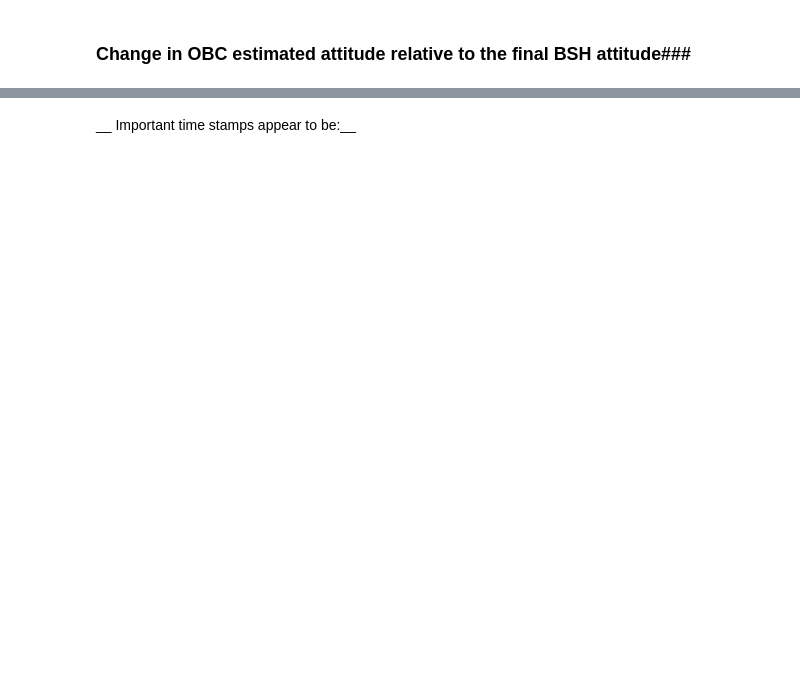
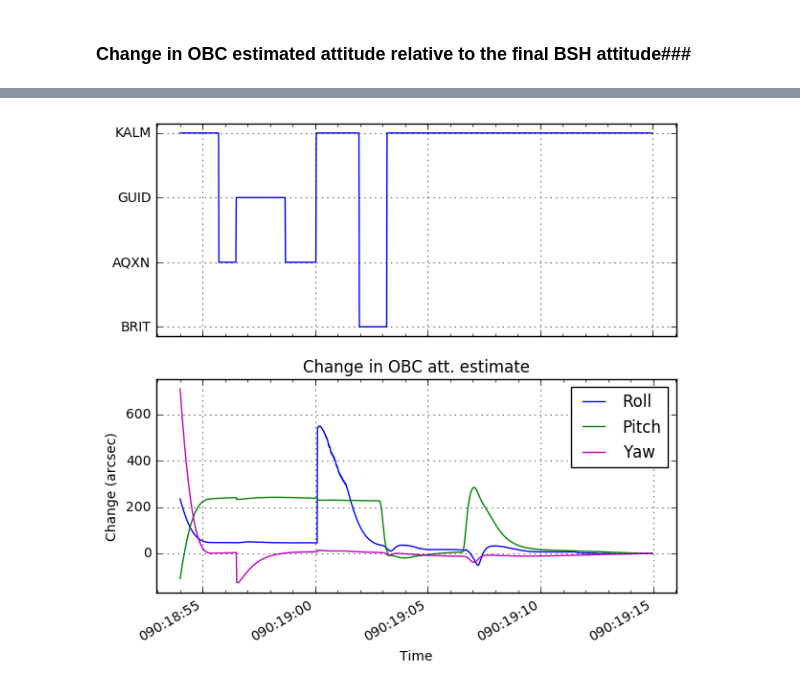
Before and after one commit to malgosias/bsh_2017_090, a Jupyter notebook: bsh_2017_090.ipynb, the cells around one changed output, grey strips where cells are left out. Saved outputs shown, nothing was run; the diff lists cells and outputs as text; code cells hidden in the pictures; blank space fills up the shorter version.

```diff
--- a/bsh_2017_090.ipynb
+++ b/bsh_2017_090.ipynb
@@ -208,2 +278,0 @@ plt.show()
-# %% [markdown]
-__ Important time stamps appear to be:__
@@ -218,3 +279,35 @@ t7 = '2017:090:19:07:00'
+# %%
+start = '2017:090:18:54:00'
+stop = '2017:090:19:15:00'
+dat_seq = fetch.MSID('aoacaseq', start, stop)
+# %%
+vals = []
+seqs = ['BRIT', 'AQXN', 'GUID', 'KALM']
+for i, seq in enumerate(seqs):
+    vals.append((dat_seq.vals == seq) * (i + 1))
+# %%
+obc_file = 'pcadf607372002N001_osol1.fits.gz'
+obc_sol = Table.read(obc_file)[1666:2894]
+# %%
+plt.figure(figsize=(7, 7))
+
+plt.subplot(2, 1, 1)
+
+plot_cxctime(dat_seq.times, np.sum(vals, axis=0))
+plt.yticks([1, 2, 3, 4], seqs)
+plt.grid()
+plt.margins(0.05)
+
+plt.subplot(2, 1, 2)
+
+label = 'Change in OBC att. estimate'
+plot_att_changes(refs=obc_sol[-1:], atts=obc_sol, label=label)
+plt.legend(loc='best')
+plt.margins(0.05)
+
+plt.show()
+# %% [output]
+[figure, added]
 # %%
 #dump2occ.py 2017_090_1147_090_2026_Dump_EM_54052N001.sto | splat.pl -vcdu 14952866
 # %% [markdown]
```
Also changed, not shown: parts of 37 cells of this notebook.
